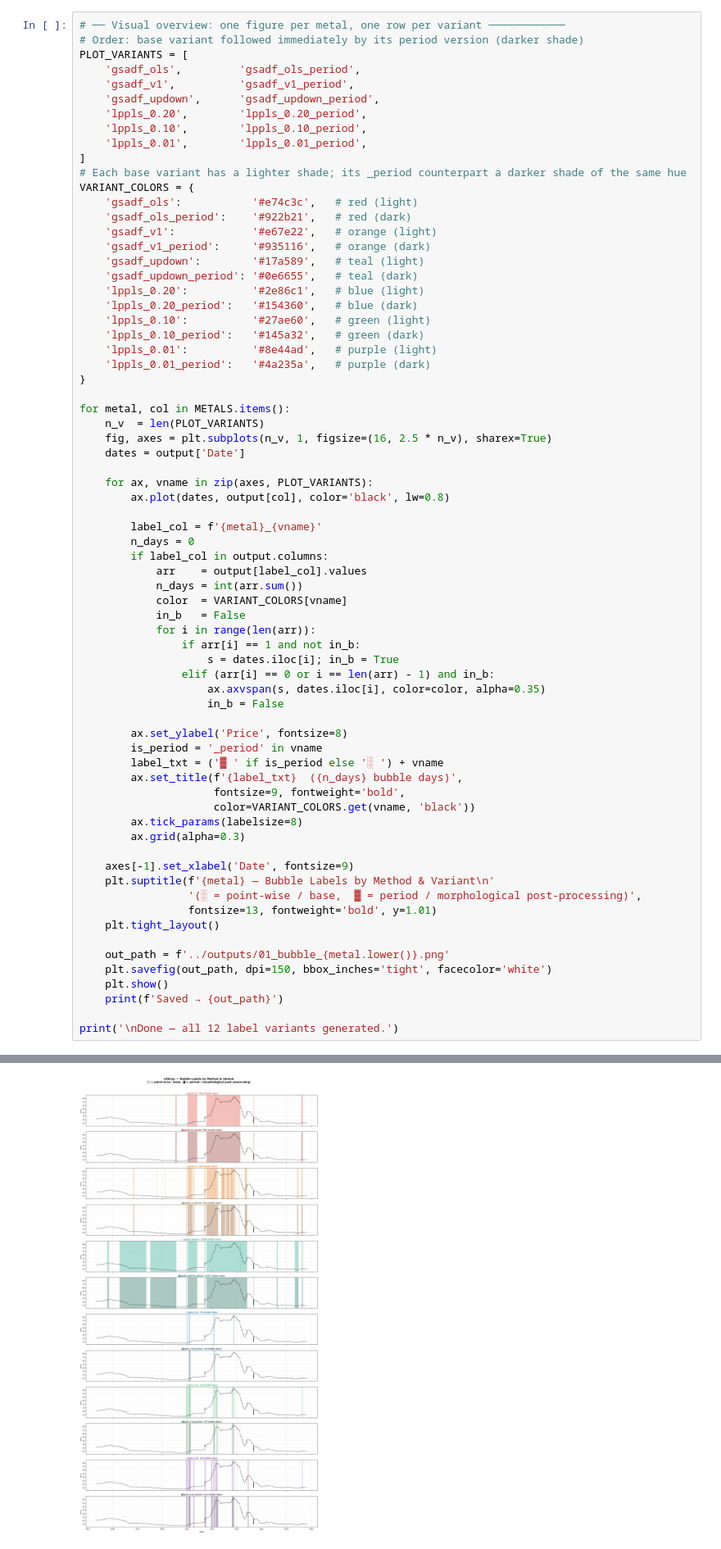
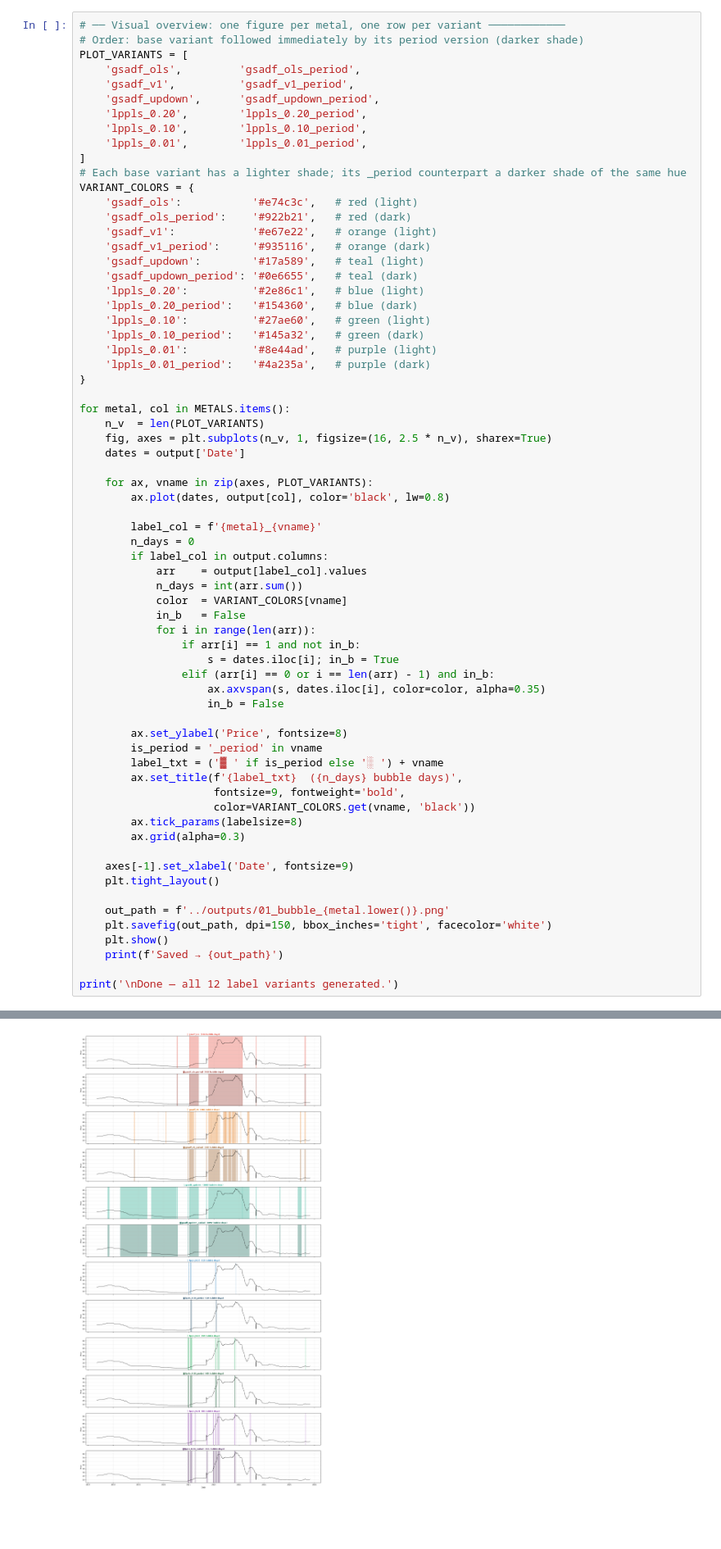
Before and after one commit to Doosheck/metals, a Jupyter notebook: notebooks/01_data_preparation.ipynb, the cells around one changed output, grey strips where cells are left out. Shown at 82% size. Drawn from its saved outputs; the diff is of its cells as text; blank space fills up the shorter version.

Commit message:
remove plot headers and correct one data series

```diff
--- a/notebooks/01_data_preparation.ipynb
+++ b/notebooks/01_data_preparation.ipynb
@@ -493,9 +493,6 @@ for metal, col in METALS.items():
         ax.grid(alpha=0.3)
 
     axes[-1].set_xlabel('Date', fontsize=9)
-    plt.suptitle(f'{metal} — Bubble Labels by Method & Variant\n'
-                 '(░ = point-wise / base,  ▓ = period / morphological post-processing)',
-                 fontsize=13, fontweight='bold', y=1.01)
     plt.tight_layout()
 
     out_path = f'../outputs/01_bubble_{metal.lower()}.png'
@@ -511,3 +508,3 @@ Saved → ../outputs/01_bubble_cobalt.png
 Saved → ../outputs/01_bubble_copper.png
-[figure, old version]
+[figure, new version]
 Saved → ../outputs/01_bubble_lithium.png
```
Also changed, not shown: parts of 3 cells of this notebook, 35 other files.
